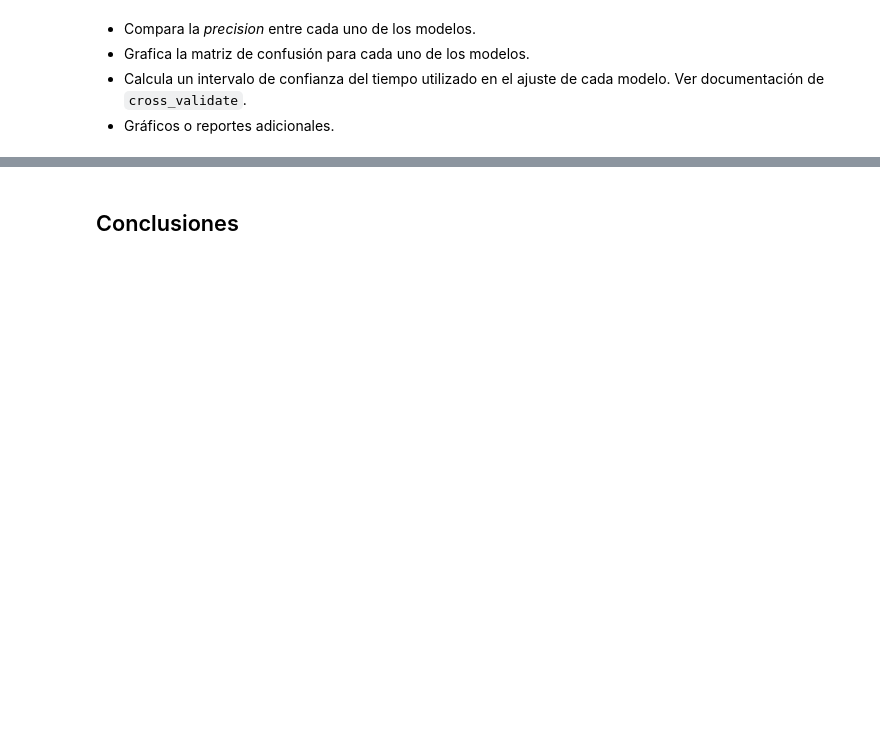
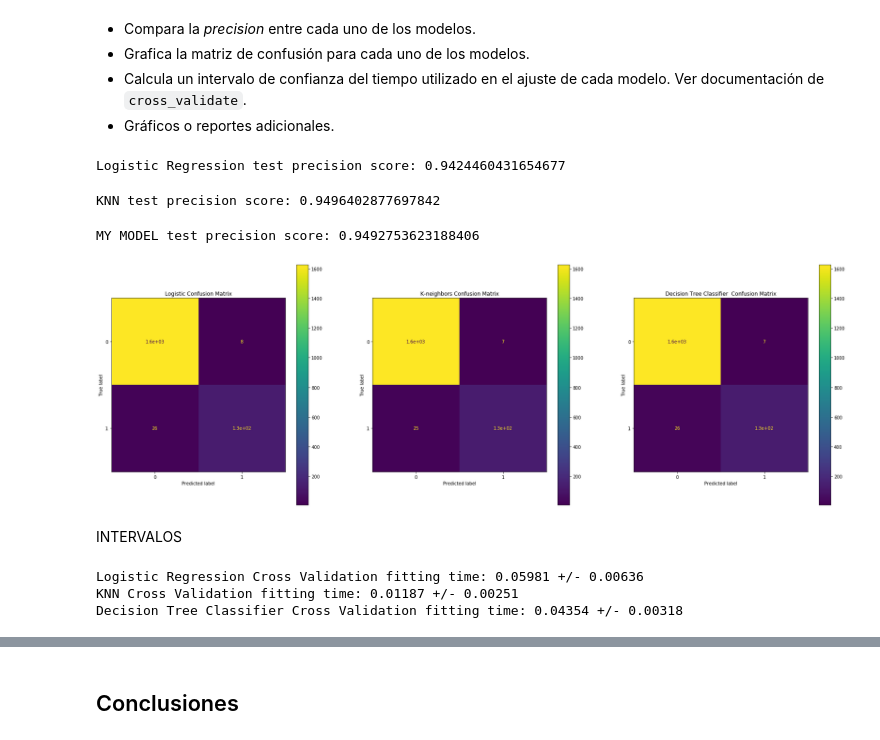
Before and after one commit to ike-mercado-huanaque/mat281_portfolio, a Jupyter notebook: m05_data_science/m05_project02/m05_project02.ipynb, the cells around one changed output, grey strips where cells are left out. Saved outputs shown, nothing was run; the diff lists cells and outputs as text; code cells hidden in the pictures; blank space fills up the shorter version.

```diff
--- a/m05_data_science/m05_project02/m05_project02.ipynb
+++ b/m05_data_science/m05_project02/m05_project02.ipynb
@@ -337,7 +357,7 @@ from sklearn.neighbors import KNeighborsClassifier
 # %%
 ## FIX ME ##
 k_array = np.arange(2,20)
-digits_gscv = GridSearchCV(estimator=KNeighborsClassifier(),param_grid={"n_neighbors":k_array})
+digits_gscv = GridSearchCV(estimator=KNeighborsClassifier(),param_grid={"n_neighbors":k_array},cv=10,scoring="precision")
 digits_gscv.fit(X_train,y_train)
 knn = digits_gscv.best_params_
 knn #Se demora mucho en cargar, testear poco
@@ -346,7 +366,6 @@ knn #Se demora mucho en cargar, testear poco
 # %%
 ## FRE STYLE ##
 # %%
-kneigh = KNeighborsClassifier()
-knn_cv = cross_validate(kneigh,X_train,y_train,cv=10,scoring="precision")
-
-knn_cv
+kneigh = KNeighborsClassifier(n_neighbors=knn["n_neighbors"])
+kneigh.fit(X_train,y_train)
+knn_cv = cross_validate(kneigh,X_test,y_test,cv=10,scoring="precision")
@@ -381,0 +388,6 @@ my_model_cv = ## FIX ME ##
+# %%
+from sklearn.tree import DecisionTreeClassifier
+
+param = {"max_depth":[None]+list(np.arange(1,20))}
+params_gscv = GridSearchCV(estimator=DecisionTreeClassifier(),param_grid=param,cv=10,scoring="precision").fit(X_train,y_train)
+params_gscv.best_params_
@@ -381,0 +408,4 @@ my_model_cv = ## FIX ME ##
+# %%
+my_model = DecisionTreeClassifier(max_depth = params_gscv.best_params_["max_depth"])
+my_model_cv = cross_validate(my_model,X_test,y_test,cv=10,scoring="precision")
+my_model.fit(X_train,y_train)
@@ -393,8 +432,14 @@ print(f'MY MODEL Cross Validation precision score: {np.mean(my_model_cv["test_sc
 # %%
 from sklearn.metrics import precision_score, classification_report
 # %%
-print(f'Logistic Regression test precision score: {## FRE STYLE ##}')
+print(f'Logistic Regression test precision score: {precision_score(y_test,logistic.predict(X_test))}')
+# %% [output]
+Logistic Regression test precision score: 0.9424460431654677
 # %%
-print(f'KNN test precision score: {## FRE STYLE ##}')
+print(f'KNN test precision score: {precision_score(y_test,kneigh.predict(X_test))}')
+# %% [output]
+KNN test precision score: 0.9496402877697842
 # %%
-print(f'MY MODEL test precision score: {## FRE STYLE ##}')
+print(f'MY MODEL test precision score: {precision_score(y_test,my_model.predict(X_test))}')
+# %% [output]
+MY MODEL test precision score: 0.9492753623188406
@@ -402,0 +446,16 @@ print(f'MY MODEL test precision score: {## FRE STYLE ##}')
+# %%
+from sklearn.metrics import plot_confusion_matrix
+
+fig,(ax1, ax2,ax3)= plt.subplots(1,3,figsize=(30,10))
+plot_confusion_matrix(logistic,X_test,y_test,ax=ax1)
+ax1.set_title('Logistic Confusion Matrix')
+plot_confusion_matrix(kneigh,X_test,y_test,ax=ax2)
+ax2.set_title('K-neighbors Confusion Matrix')
+plot_confusion_matrix(my_model,X_test,y_test,ax=ax3)
+ax3.set_title('Decision Tree Classifier  Confusion Matrix')
+
+plt.show()
+# %% [output]
+[figure, added]
+# %% [markdown]
+INTERVALOS
@@ -402,0 +466,8 @@ print(f'MY MODEL test precision score: {## FRE STYLE ##}')
+# %%
+print(f'Logistic Regression Cross Validation fitting time: {np.mean(logistic_train_cv["fit_time"]):.5f} +/- {np.std(logistic_train_cv["fit_time"]):.5f}')
+print(f'KNN Cross Validation fitting time: {np.mean(kneigh_train_cv["fit_time"]):.5f} +/- {np.std(kneigh_train_cv["fit_time"]):.5f}')
+print(f'Decision Tree Classifier Cross Validation fitting time: {np.mean(my_model_train_cv["fit_time"]):.5f} +/- {np.std(my_model_train_cv["fit_time"]):.5f}')
+# %% [output]
+Logistic Regression Cross Validation fitting time: 0.05981 +/- 0.00636
+KNN Cross Validation fitting time: 0.01187 +/- 0.00251
+Decision Tree Classifier Cross Validation fitting time: 0.04354 +/- 0.00318
```
Also changed, not shown: parts of 42 cells of this notebook.
